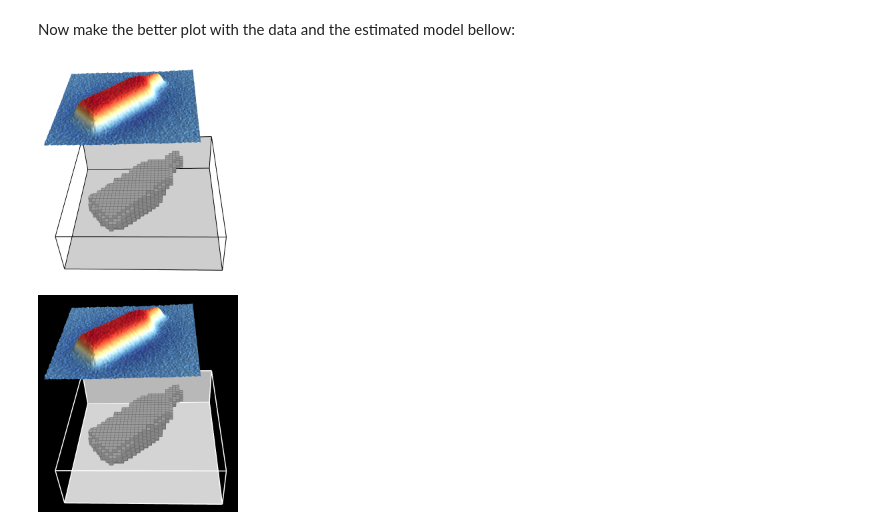
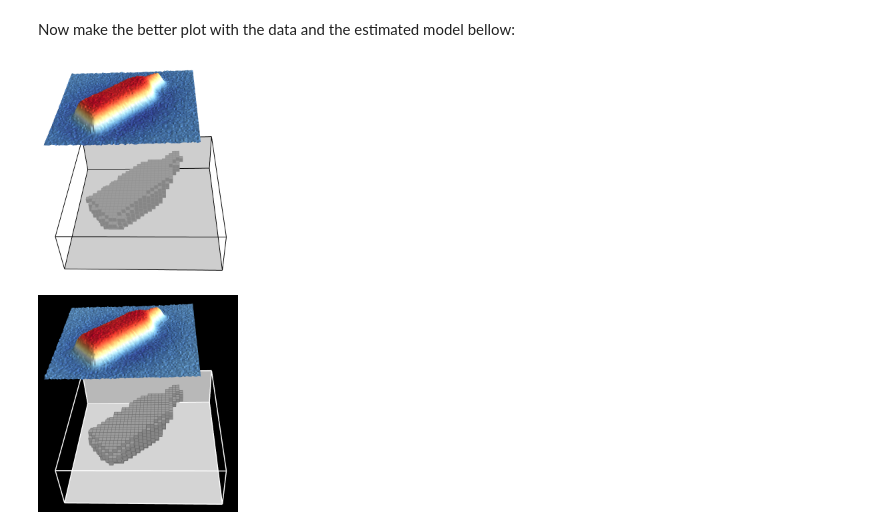
Before and after one commit to pinga-lab/logo, a Jupyter notebook: pinga-logo-figures.ipynb, the cells around one changed output. Saved outputs shown, nothing was run; the diff lists cells and outputs as text; code cells hidden in the pictures.

Commit message:
Light grey edges in logo mesh
Better for low res png in the banner

```diff
--- a/pinga-logo-figures.ipynb
+++ b/pinga-logo-figures.ipynb
@@ -117,10 +117,11 @@ Image(filename='pinga-estimate.png')
 [figure]
 # %%
 # Pickle things for preservation
-#with open('pinga.pickle', 'w') as f:
-#    pickle.dump(pinga, f)
-#with open('pinga.pickle') as f:
-#    pinga = pickle.load(f)
+with open('pinga.pickle', 'w') as f:
+    pickle.dump(pinga, f)
+# %%
+with open('pinga.pickle') as f:
+    pinga = pickle.load(f)
 # %% [markdown]
 Now make the better plot with the data and the estimated model bellow:
 # %%
@@ -128,30 +129,30 @@ gzzsmooth = utils.contaminate(polyprism.gzz(x, y, -200*np.ones_like(z), garrafa)
 # %%
 scene = myv.figure(size=(600, 700))
 scale = 4
 Z = np.reshape(gzzsmooth, shape, order='F')
 X = np.reshape(x, shape, order='F')
 Y = np.reshape(y, shape, order='F')
 p = myv.mlab.contour_surf(X, Y, -Z, contours=100, colormap='RdYlBu')
 p.contour.filled_contours = True
 p.actor.actor.position = (4000, -1000, -2500)
 p.actor.actor.scale = (1, 1, scale)
 color = (186/255., 186/255., 186/255)
-myv.prisms(pinga, edges=True, color=color, edgecolor=(106/255., 106/255., 106/255))
+myv.prisms(pinga, edges=True, color=color, edgecolor=(146/255., 146/255., 146/255))
 myv.outline(bounds)
 myv.wall_north(bounds)
 myv.wall_bottom(bounds)
 scene.scene.camera.position = [-11517.771533450268, 6481.4701976059032, -14457.100539805206]
 scene.scene.camera.focal_point = [5762.870235497453, 4683.8276618393529, -136.58381439218442]
 scene.scene.camera.view_angle = 30.0
 scene.scene.camera.view_up = [0.63872930678763729, 0.011218316174622961, -0.76934973973661069]
 scene.scene.camera.clipping_range = [8774.155766040436, 42615.697051737574]
 scene.scene.camera.compute_view_plane_normal()
 scene.scene.render()
 myv.savefig('pinga-logo.png')
 myv.show()
 Image(filename='pinga-logo.png', width=200)
 # %% [output]
-[figure, old version]
+[figure, new version]
 # %%
 scene = myv.figure(size=(600, 700), color=(0, 0, 0))
 scale = 4
```
Also changed, not shown: parts of 2 cells of this notebook, 4 other files.
